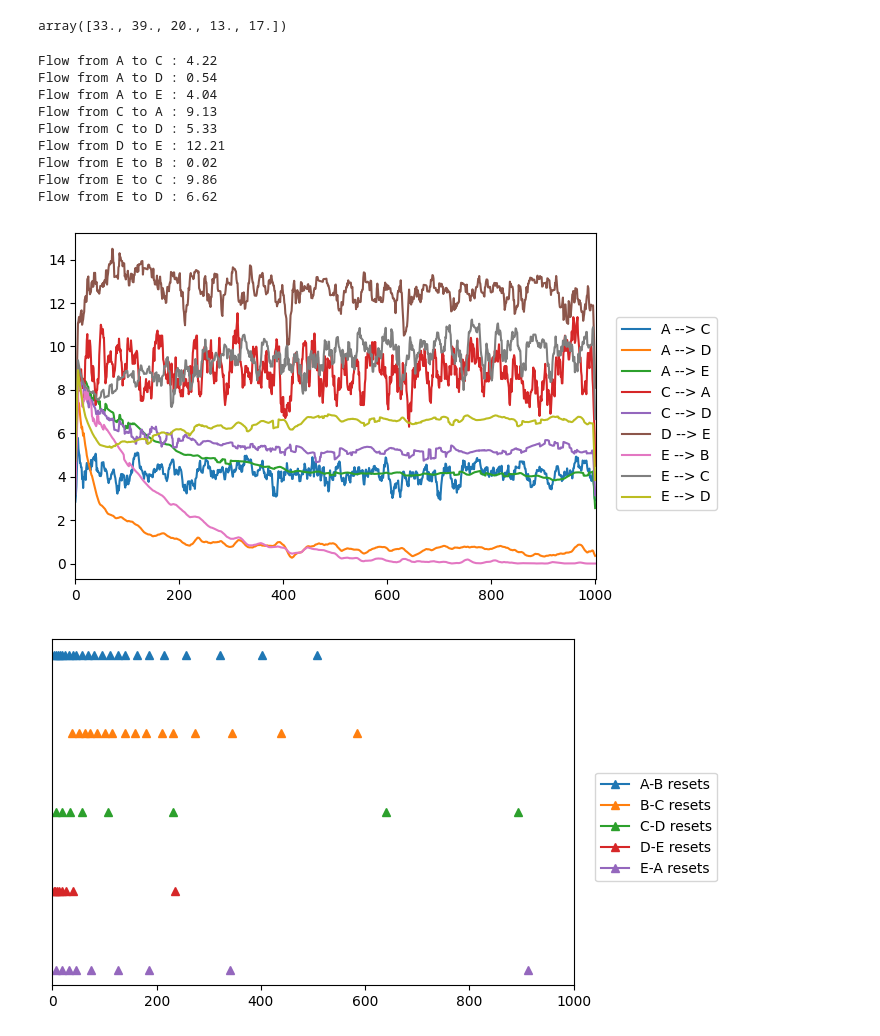
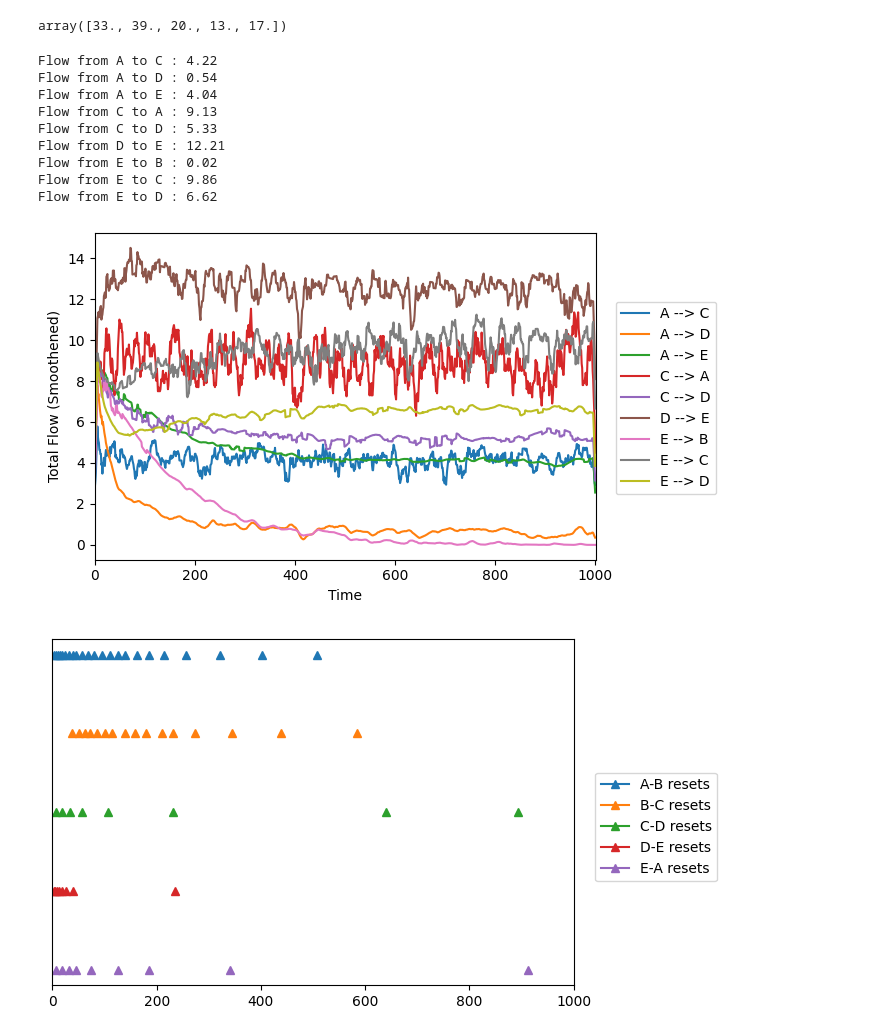
Before and after one commit to surya-sankagiri/payment-channel-networks, a Jupyter notebook: DEBT_control_variable_demand.ipynb, the cells around one changed output. Drawn from its saved outputs; the diff is of its cells as text; code cells hidden in the pictures.

```diff
--- a/DEBT_control_variable_demand.ipynb
+++ b/DEBT_control_variable_demand.ipynb
@@ -162,29 +162,32 @@ def smoothen(data, window=10):
 # %%
 alphabets = ['A', 'B', 'C', 'D', 'E', 'F']
 plt.close("all")
 plt.figure(figsize=(7,4))
 for i in range(n):
     for j in range(n):
         if myPCN2.demands[i,j] > 0:
             flow = np.zeros(T)
             for k in range(len(myPCN.paths[(i,j)])):
                 flow += flows_data2[(i,j)][:,k]
             plt.plot(smoothen(flow, window=10), label = alphabets[i] + " --> " + alphabets[j])
             print("Flow from", alphabets[i], "to", alphabets[j], ":", np.round(np.mean(flow[-100:]), 2))
 plt.legend(loc=(1.04, 0.2))
 plt.xlim([0, T])
+plt.xlabel("Time")
+plt.ylabel("Total Flow (Smoothened)")
 plt.tight_layout()
+plt.savefig("flows_small_step_random_demand.pdf")
 # %% [output]
 Flow from A to C : 4.22
 Flow from A to D : 0.54
 Flow from A to E : 4.04
 Flow from C to A : 9.13
 Flow from C to D : 5.33
 Flow from D to E : 12.21
 Flow from E to B : 0.02
 Flow from E to C : 9.86
 Flow from E to D : 6.62
-[figure, old version]
+[figure, new version]
 # %%
 # replace all zeros with nan in reset_data
 reset_data2[reset_data2 == 0] = np.nan
```
Also changed, not shown: parts of 7 cells of this notebook, 7 other files.
